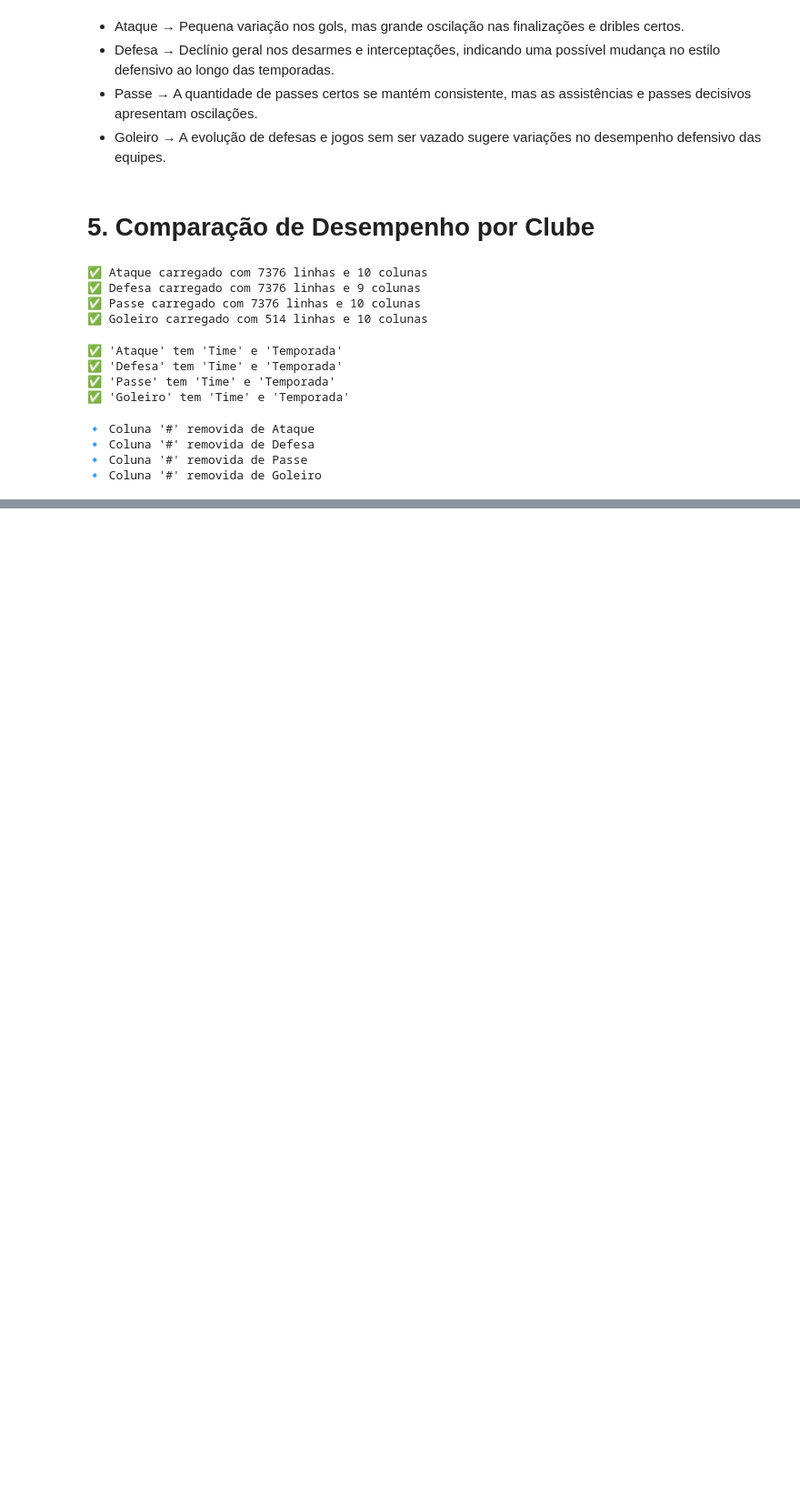
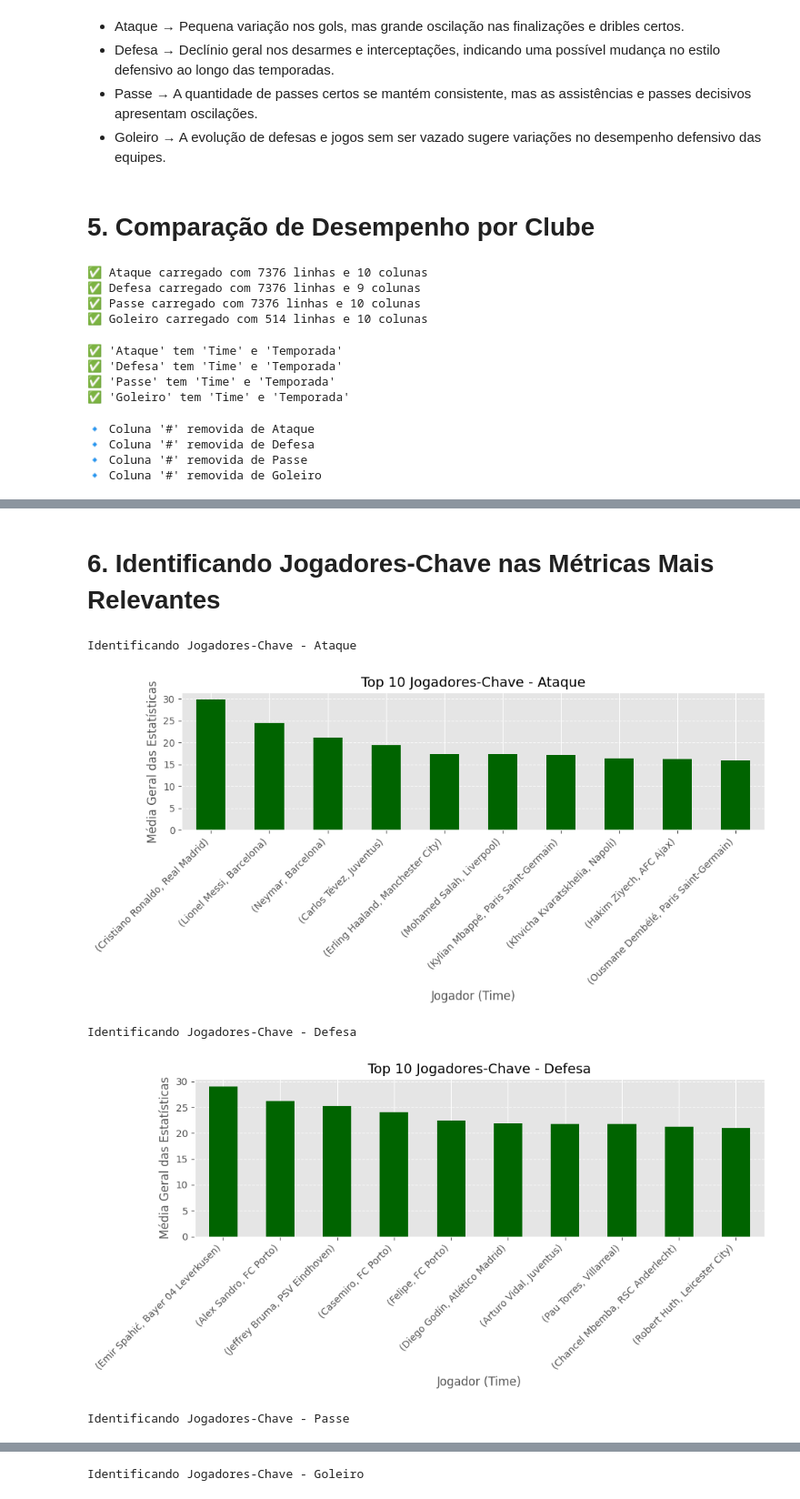
Before and after one commit to gabrierys/Data-Harvesting-Sofascore, a Jupyter notebook: champions_league_analysis.ipynb, the cells around one changed output, grey strips where cells are left out. Shown at 91% size. Saved outputs shown, nothing was run; the diff lists cells and outputs as text; code cells hidden in the pictures; blank space fills up the shorter version.

Commit message:
feat(notebook): adiciona identificação de jogadores-chave e ajusta métricas

```diff
--- a/champions_league_analysis.ipynb
+++ b/champions_league_analysis.ipynb
@@ -720,0 +730,55 @@ Ranking de Times por Média Geral - Goleiro
+# %% [markdown]
+# 6. Identificando Jogadores-Chave nas Métricas Mais Relevantes
+# %%
+import pandas as pd
+import matplotlib.pyplot as plt
+
+# Estatísticas a remover (excluindo % e Nota Sofascore)
+estatisticas_para_remover = ["Conversão de gols %", "Passes certos %", "Nota Sofascore"]
+
+def identificar_jogadores_chave(df, categoria, top_n=10):
+    # Garantir que as colunas 'Nome' e 'Time' existem
+    df.rename(columns=lambda x: x.strip(), inplace=True)  # Remover espaços extras
+
+    if "Nome" not in df.columns or "Time" not in df.columns:
+        print(f"⚠️ '{categoria}' não tem as colunas 'Nome' ou 'Time'. Colunas disponíveis: {list(df.columns)}")
+        return
+
+    # Selecionar apenas colunas numéricas, excluindo estatísticas indesejadas
+    colunas_validas = [col for col in df.select_dtypes(include=["number"]).columns if col not in estatisticas_para_remover]
+
+    if not colunas_validas:
+        print(f"⚠️ Nenhuma estatística válida encontrada para {categoria}.")
+        return
+
+    # Calcular a média das estatísticas para cada jogador
+    df_jogadores = df.groupby(["Nome", "Time"])[colunas_validas].mean()
+
+    # Calcular a média geral do jogador com base em todas as métricas disponíveis
+    df_jogadores["Média Geral"] = df_jogadores.mean(axis=1)
+
+    # Ordenar os jogadores pela média geral e selecionar os TOP jogadores
+    top_jogadores = df_jogadores.sort_values(by="Média Geral", ascending=False).head(top_n)
+
+    # Criar gráfico para visualização dos jogadores-chave
+    plt.figure(figsize=(10, 5))
+    top_jogadores["Média Geral"].plot(kind="bar", color="darkgreen")
+    plt.title(f"Top {top_n} Jogadores-Chave - {categoria}", fontsize=14)
+    plt.xlabel("Jogador (Time)", fontsize=12)
+    plt.ylabel("Média Geral das Estatísticas", fontsize=12)
+    plt.xticks(rotation=45, fontsize=10, ha="right")  # Ajustar rotação e alinhamento dos nomes
+    plt.yticks(fontsize=10)
+    plt.grid(axis="y", linestyle="--", alpha=0.7)
+    plt.tight_layout()  # Evitar corte de textos
+    plt.show()
+
+# Aplicar para cada categoria
+for categoria, df in dados.items():
+    print(f"\nIdentificando Jogadores-Chave - {categoria}")
+    identificar_jogadores_chave(df, categoria)
+# %% [output]
+Identificando Jogadores-Chave - Ataque
+[figure, added]
+Identificando Jogadores-Chave - Defesa
+[figure, added]
+Identificando Jogadores-Chave - Passe
@@ -720,0 +786 @@ Ranking de Times por Média Geral - Goleiro
+Identificando Jogadores-Chave - Goleiro
```
Also changed, not shown: parts of 5 cells of this notebook.
